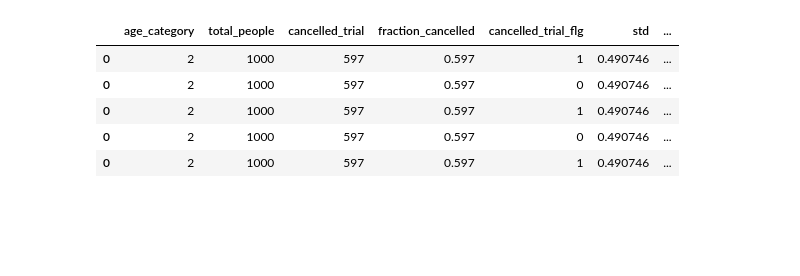
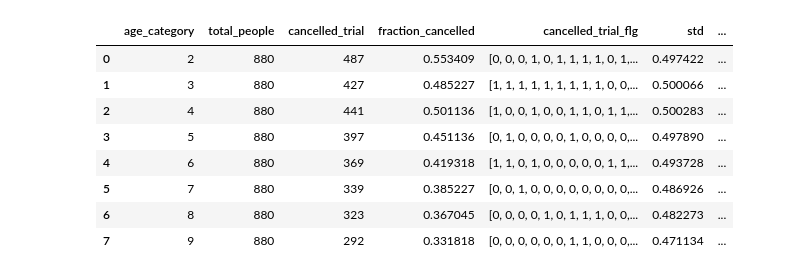
Before and after one commit to reproductionprohibited/dano-23-project, a Jupyter notebook: code/mat_model.ipynb, the cells around one changed output. Cells and saved outputs as stored; diff of their text form; code cells hidden in the pictures; blank space fills up the shorter version.

```diff
--- a/code/mat_model.ipynb
+++ b/code/mat_model.ipynb
@@ -40,11 +42,15 @@ res
+# %%
+res
+# %% [output]
+|  | age_category | total_people | cancelled_trial | fraction_cancelled | cancelled_trial_flg | std | ... |
+| 0 | 2 | 880 | 487 | 0.553409 | [0, 0, 0, 1, 0, 1, 1, 1, 1, 0, 1,... | 0.497422 | ... |
+| 1 | 3 | 880 | 427 | 0.485227 | [1, 1, 1, 1, 1, 1, 1, 1, 1, 0, 0,... | 0.500066 | ... |
+| 2 | 4 | 880 | 441 | 0.501136 | [1, 0, 0, 1, 0, 0, 1, 1, 0, 1, 1,... | 0.500283 | ... |
+| 3 | 5 | 880 | 397 | 0.451136 | [0, 1, 0, 0, 0, 0, 1, 0, 0, 0, 0,... | 0.497890 | ... |
+| 4 | 6 | 880 | 369 | 0.419318 | [1, 1, 0, 1, 0, 0, 0, 0, 0, 1, 1,... | 0.493728 | ... |
+| 5 | 7 | 880 | 339 | 0.385227 | [0, 0, 1, 0, 0, 0, 0, 0, 0, 0, 0,... | 0.486926 | ... |
+| 6 | 8 | 880 | 323 | 0.367045 | [0, 0, 0, 0, 1, 0, 1, 1, 1, 0, 0,... | 0.482273 | ... |
+| 7 | 9 | 880 | 292 | 0.331818 | [0, 0, 0, 0, 0, 0, 1, 1, 0, 0, 0,... | 0.471134 | ... |
 # %%
 res_new = res.explode("cancelled_trial_flg")
 res_new.cancelled_trial_flg = pd.to_numeric(res.explode("cancelled_trial_flg").cancelled_trial_flg)
-res_new.head(5)
-# %% [output]
-|  | age_category | total_people | cancelled_trial | fraction_cancelled | cancelled_trial_flg | std | ... |
-| 0 | 2 | 1000 | 597 | 0.597 | 1 | 0.490746 | ... |
-| 0 | 2 | 1000 | 597 | 0.597 | 0 | 0.490746 | ... |
-| 0 | 2 | 1000 | 597 | 0.597 | 1 | 0.490746 | ... |
-| 0 | 2 | 1000 | 597 | 0.597 | 0 | 0.490746 | ... |
-| 0 | 2 | 1000 | 597 | 0.597 | 1 | 0.490746 | ... |
```
Also changed, not shown: parts of 5 cells of this notebook, 5 other files.
